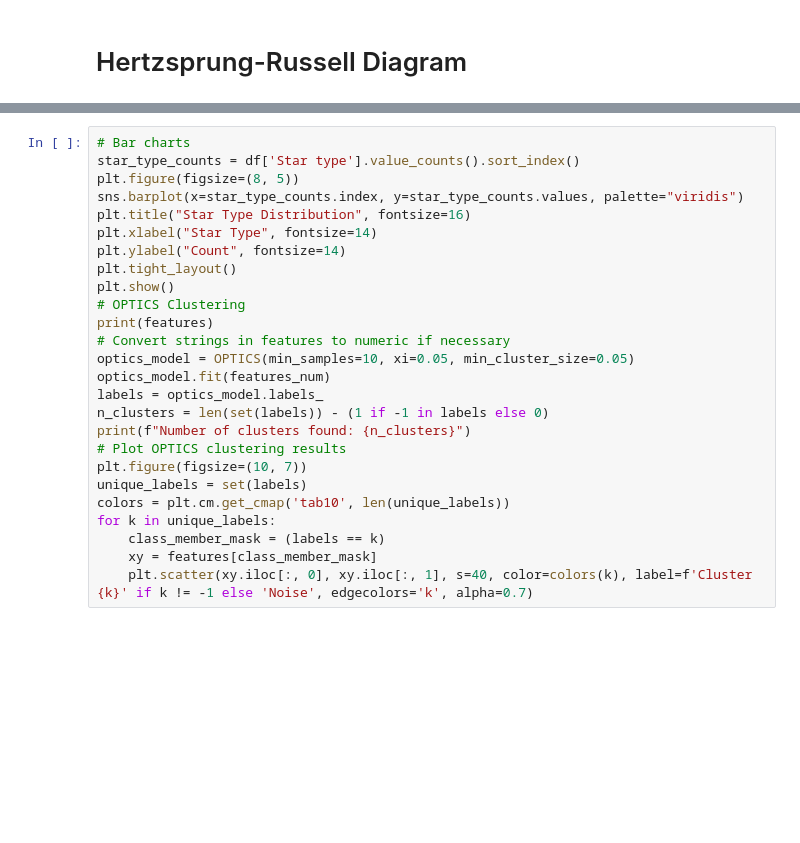
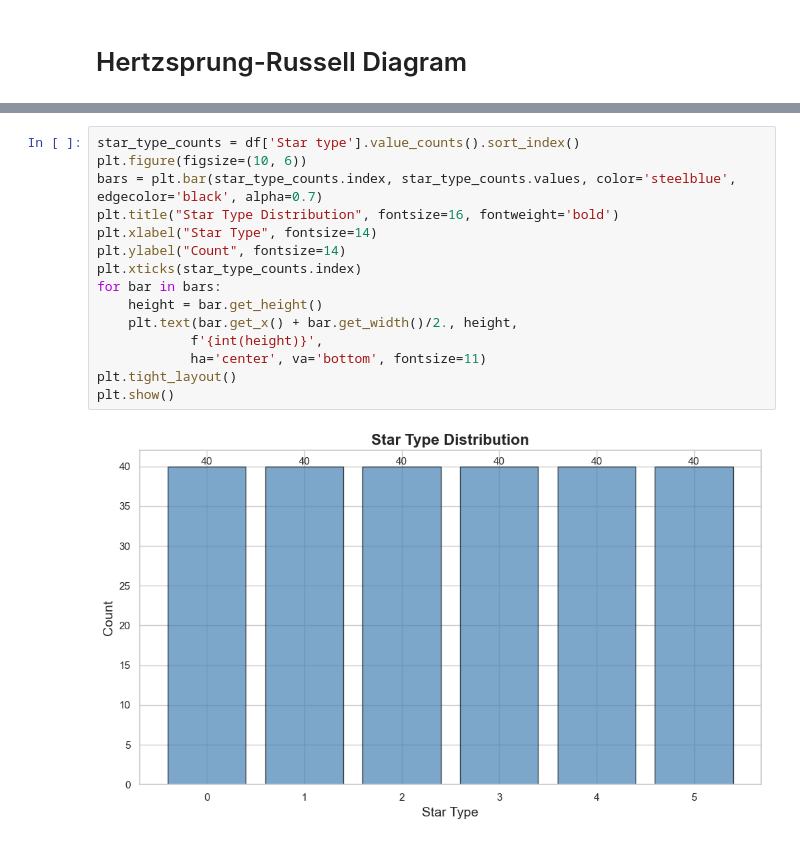
Before and after one commit to aidenhammond/data-science-final-project, a Jupyter notebook: main.ipynb, the cells around one changed output, grey strips where cells are left out. Drawn from its saved outputs; the diff is of its cells as text; blank space fills up the shorter version.

```diff
--- a/main.ipynb
+++ b/main.ipynb
@@ -62,26 +162,17 @@ features_num['Spectral Class'] = features_num['Spectral Class'].map(spectral_cla
 # %%
-# Bar charts
 star_type_counts = df['Star type'].value_counts().sort_index()
-plt.figure(figsize=(8, 5))
-sns.barplot(x=star_type_counts.index, y=star_type_counts.values, palette="viridis")
-plt.title("Star Type Distribution", fontsize=16)
+plt.figure(figsize=(10, 6))
+bars = plt.bar(star_type_counts.index, star_type_counts.values, color='steelblue', edgecolor='black', alpha=0.7)
+plt.title("Star Type Distribution", fontsize=16, fontweight='bold')
 plt.xlabel("Star Type", fontsize=14)
 plt.ylabel("Count", fontsize=14)
+plt.xticks(star_type_counts.index)
+for bar in bars:
+    height = bar.get_height()
+    plt.text(bar.get_x() + bar.get_width()/2., height,
+            f'{int(height)}',
+            ha='center', va='bottom', fontsize=11)
 plt.tight_layout()
 plt.show()
-# OPTICS Clustering
-print(features)
-# Convert strings in features to numeric if necessary
-optics_model = OPTICS(min_samples=10, xi=0.05, min_cluster_size=0.05)
-optics_model.fit(features_num)
-labels = optics_model.labels_
-n_clusters = len(set(labels)) - (1 if -1 in labels else 0)
-print(f"Number of clusters found: {n_clusters}")
-# Plot OPTICS clustering results
-plt.figure(figsize=(10, 7))
-unique_labels = set(labels)
-colors = plt.cm.get_cmap('tab10', len(unique_labels))
-for k in unique_labels:
-    class_member_mask = (labels == k)
-    xy = features[class_member_mask]
-    plt.scatter(xy.iloc[:, 0], xy.iloc[:, 1], s=40, color=colors(k), label=f'Cluster {k}' if k != -1 else 'Noise', edgecolors='k', alpha=0.7)
+# %% [output]
+[figure, added]
```
Also changed, not shown: parts of 21 cells of this notebook, 1 other file.
